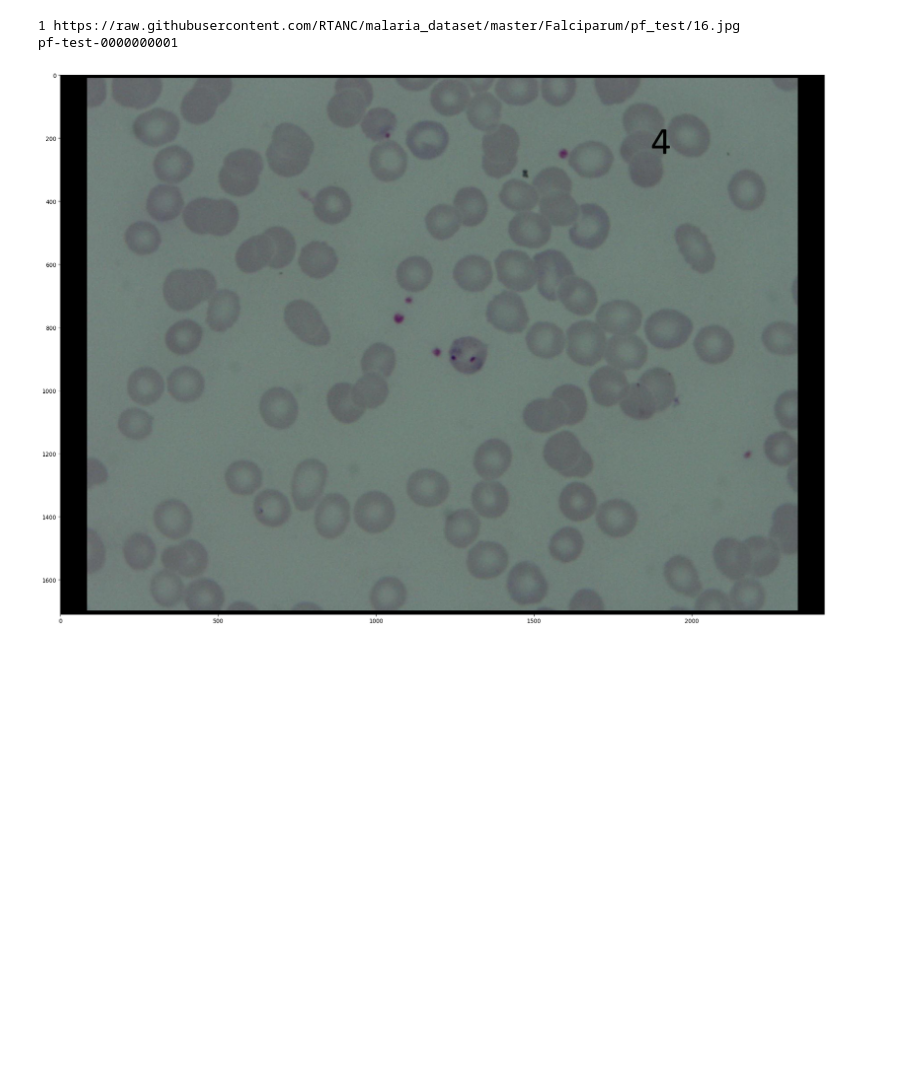
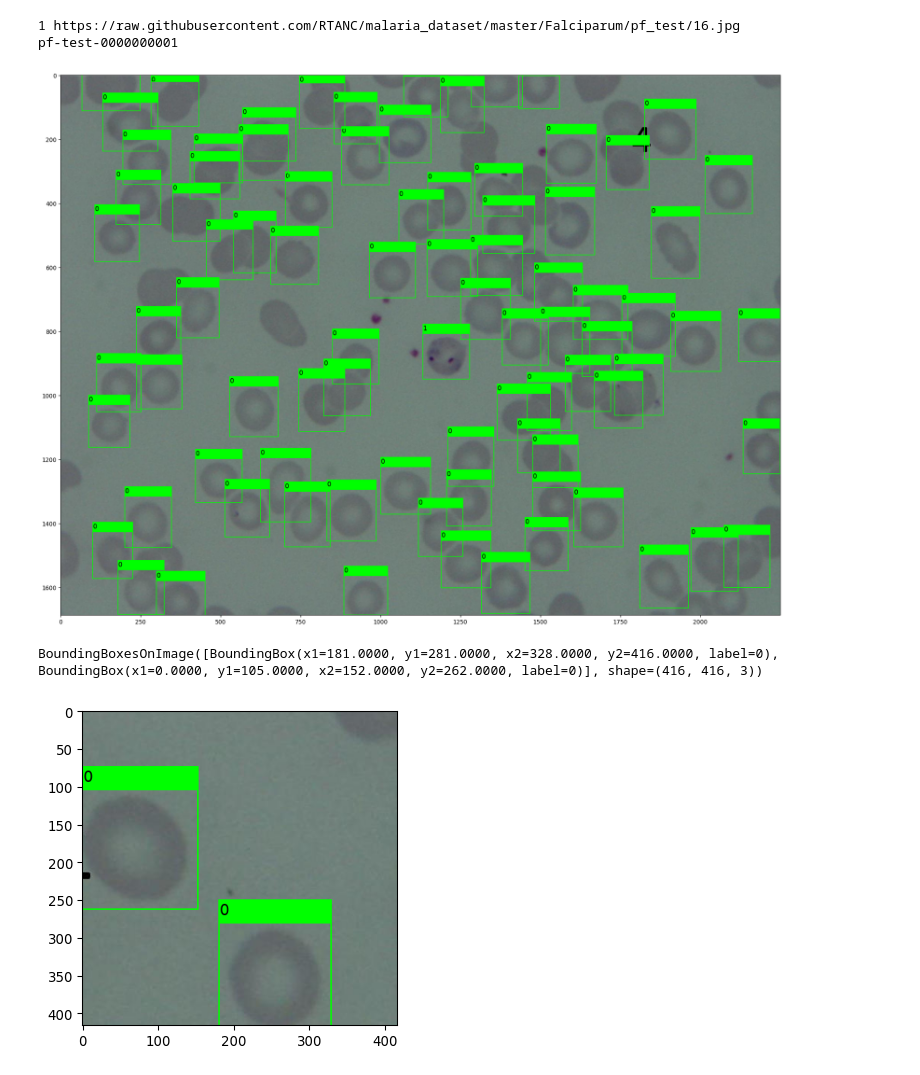
Before and after one commit to RTANC/yolov3, a Jupyter notebook: pf/download_img_from_url.ipynb, the cells around one changed output. Saved outputs shown, nothing was run; the diff lists cells and outputs as text; code cells hidden in the pictures; blank space fills up the shorter version.

```diff
--- a/pf/download_img_from_url.ipynb
+++ b/pf/download_img_from_url.ipynb
@@ -90,36 +90,55 @@ count = 1
 
 phase = "test"
 
 data = (requests.get('https://raw.githubusercontent.com/RTANC/malaria_dataset/master/Falciparum/pf_test.json')).json()
 images = data["_via_img_metadata"]
 for key in images:
     url = images[key]["filename"]
     leng = len(images[key]["regions"])
     bboxs = ""
     if leng > 0:
         name = "pf-" + phase + "-{:010d}".format(phase_count[phase])
         print("{} {}".format(count,url))
         print(name)
         response = requests.get(url)
         img = Image.open(BytesIO(response.content))
         w, h = img.size
         # print("{} {}".format(w,h))
         rects = []
         for box in images[key]["regions"]:
             b = box["shape_attributes"]
             lbl = box["region_attributes"]["type"]
             rects.append(BoundingBox(x1=b["x"],y1=b["y"],x2=(b["x"] + b["width"]),y2=(b["y"] + b["height"]),label=int(lbl)))
         img = np.array(img)
         bbs = BoundingBoxesOnImage(rects,shape=img.shape)
-        img_pad, bbs_pad = iaa.PadToFixedSize(width=(w + (w % 416)), height=(h + (h % 416)), pad_mode='constant', position="center")(image=img, bounding_boxes=bbs)
-        ia.imshow(img_pad)
+        wp = w + (w % 416)
+        hp = h + (h % 416)
+        ia.imshow(bbs.draw_on_image(img, size=2))
+
+        img_pad, bbs_pad = iaa.CropToFixedSize(width=416, height=416, position=(0, 1))(image=img, bounding_boxes=bbs)
+        clip_of_img = bbs_pad.remove_out_of_image(fully=True,partly=False).clip_out_of_image()
+        clip_of_img, _ = removeBorderBox(img_pad, bbs_pad)
+        print(clip_of_img)
+        ia.imshow(clip_of_img.draw_on_image(img_pad, size=2))
         break
+        # for y2 in range(416, hp + 1, 416):
+        #     for x2 in range(416, wp + 1, 416):
+        #         x1 = x2 - 416
+        #         y1 = y2 - 416
+        #         img_crop, bbs_crop = iaa.Crop(px=(0,0,416,416), keep_size=False)(image=img_pad, bounding_boxes=bbs_pad)
+        #         ia.imshow(bbs_crop.draw_on_image(img_crop, size=2))
+        #         print("{} {} {} {}".format(x1,y1,x2,y2))
+        #         break
+        #     break
+        # break
         # count += 1
         # phase_count[phase] += 1
 # %% [output]
 1 https://raw.githubusercontent.com/RTANC/malaria_dataset/master/Falciparum/pf_test/16.jpg
 pf-test-0000000001
-[figure, old version]
+[figure, new version]
+BoundingBoxesOnImage([BoundingBox(x1=181.0000, y1=281.0000, x2=328.0000, y2=416.0000, label=0), BoundingBox(x1=0.0000, y1=105.0000, x2=152.0000, y2=262.0000, label=0)], shape=(416, 416, 3))
+[figure, added]
 # %%
 # get image from pf_02 (Test set)
 # labels = os.path.join('pf_02.json')
```
Also changed, not shown: parts of 1 cell of this notebook, 1 other file.
